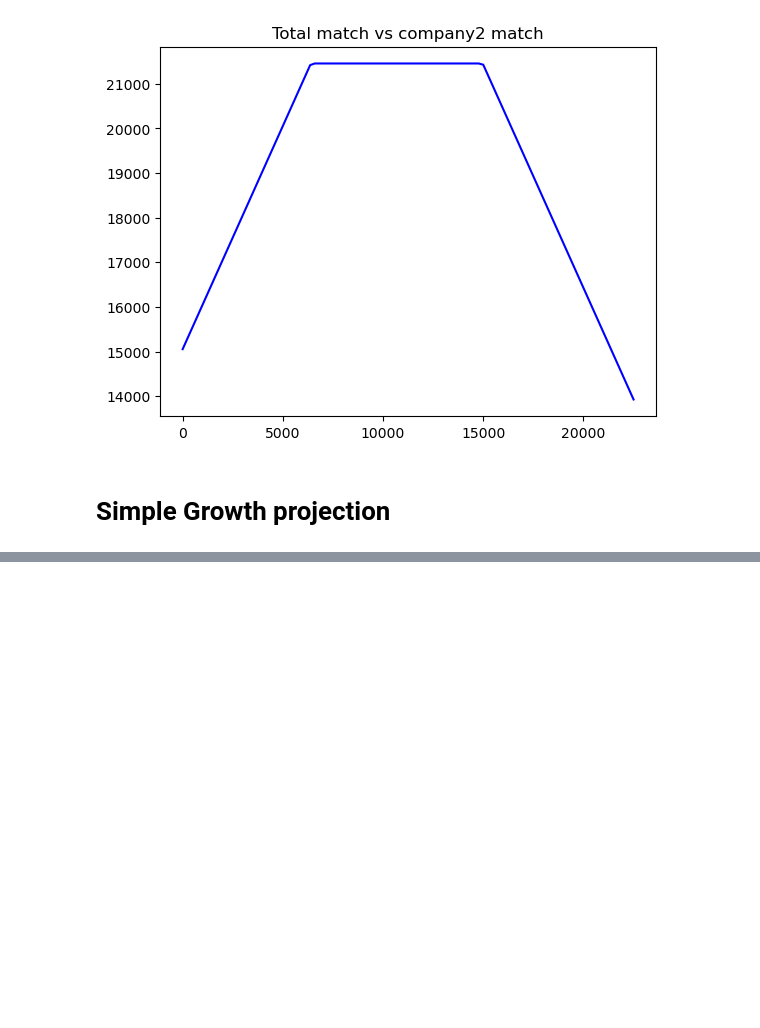
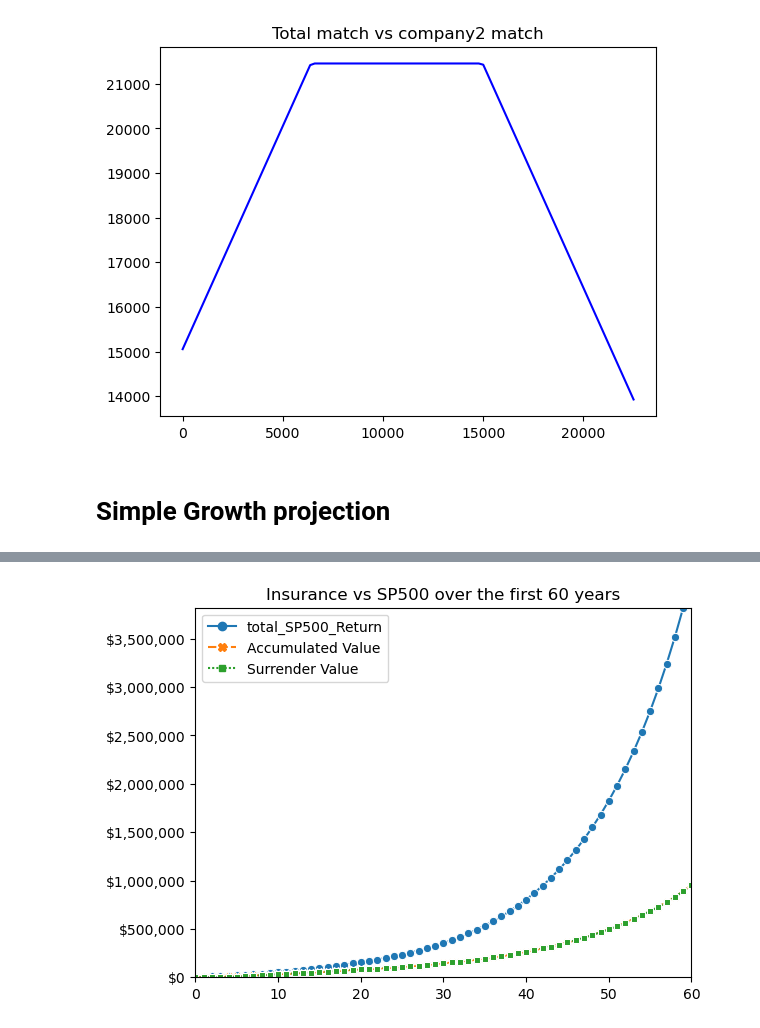
Before and after one commit to NguyenVu06/personal-finance, a Jupyter notebook: projection_notebook.ipynb, the cells around one changed output, grey strips where cells are left out. Saved outputs shown, nothing was run; the diff lists cells and outputs as text; code cells hidden in the pictures; blank space fills up the shorter version.

```diff
--- a/projection_notebook.ipynb
+++ b/projection_notebook.ipynb
@@ -434,0 +488,4 @@ Future value after 10 years: $9609902.52
+# %%
+insurance_df = pd.read_csv('/Users/nguyendvu/local_repo/personal-finance/Insurance_policy.csv')
+print(insurance_df.columns)
+insurance_df.head()
@@ -434,0 +502,24 @@ Future value after 10 years: $9609902.52
+# %%
+#add a column to calculate annual return from SP500 given the Planned Premium collumn as the annual contribution amount
+insurance_df['total_SP500_Return'] = 0
+#assume the annual return is the average annual return of the SP500
+insurance_df['Avg_sp500_pct_inflation_adj'] = 8.55/100
+for i in range(len(insurance_df)):
+    if i == 0:
+        insurance_df.loc[i, 'total_SP500_Return'] = insurance_df.loc[i, 'Planned Premium']
+    else:
+        insurance_df.loc[i, 'total_SP500_Return'] = insurance_df.loc[i-1, 'total_SP500_Return']*(1+insurance_df.loc[i, 'Avg_sp500_pct_inflation_adj']) + insurance_df.loc[i, 'Planned Premium']
+# %%
+plt.Figure(figsize=(20, 10))
+insurance_df.set_index('Policy Year')
+plotdf = insurance_df[['total_SP500_Return', 'Accumulated Value', 'Surrender Value']]
+sns.lineplot(data=plotdf, markers=True)
+xlim = (0, 60)
+plt.xlim(xlim)
+plt.ylim(plotdf.iloc[xlim[0]:xlim[1]].min().min(), plotdf.iloc[xlim[0]:xlim[1]].max().max())
+#y unit should be $
+plt.gca().get_yaxis().set_major_formatter(plt.FuncFormatter(lambda x, loc: "${:,.0f}".format(x)))
+plt.title(f'Insurance vs SP500 over the first {xlim[1]-xlim[0]} years')
+plt.show()
+# %% [output]
+[figure, added]
```
Also changed, not shown: parts of 19 cells of this notebook, 1 other file.
